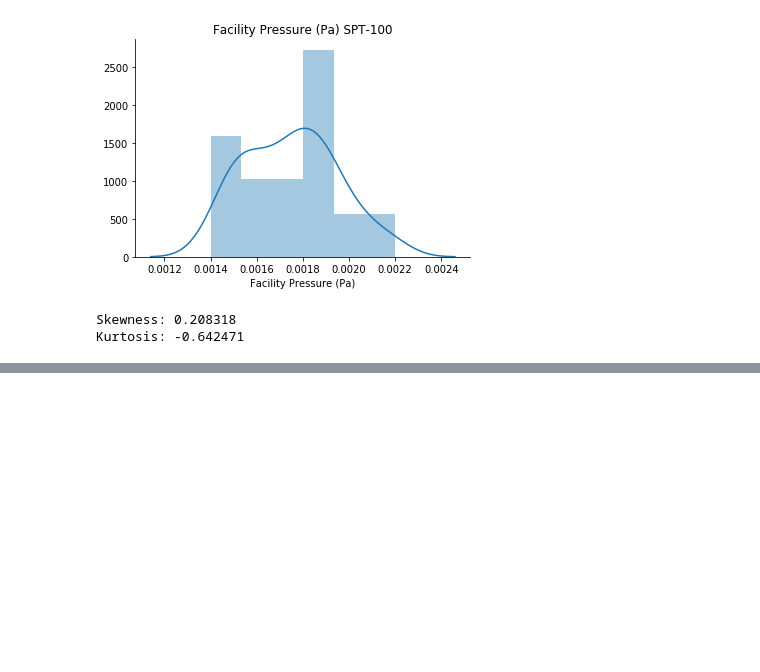
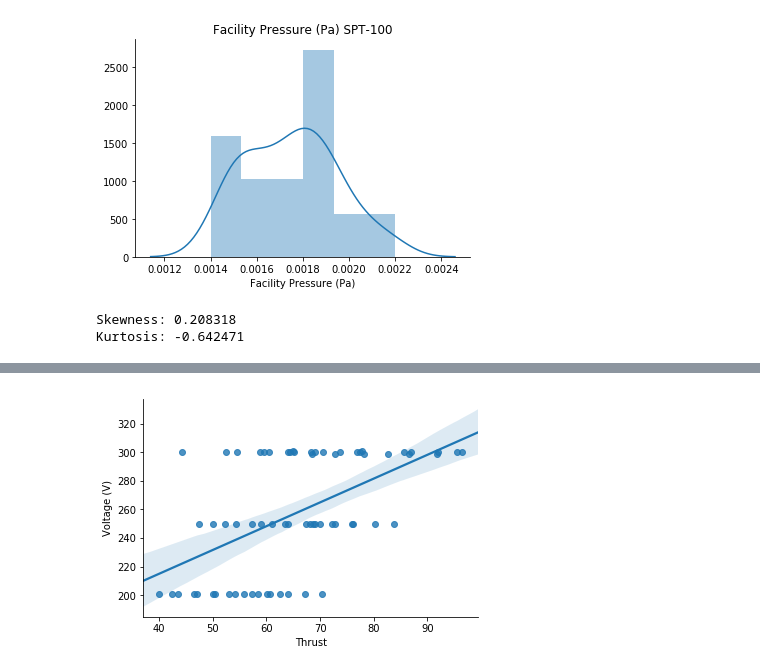
Before and after one commit to lamontano/Capstone2_PsycheNasaProject, a Jupyter notebook: Capstone2/src/Anomaly_Detection_SPT100.ipynb, the cells around one changed output, grey strips where cells are left out. Saved outputs shown, nothing was run; the diff lists cells and outputs as text; code cells hidden in the pictures; blank space fills up the shorter version.

```diff
--- a/Capstone2/src/Anomaly_Detection_SPT100.ipynb
+++ b/Capstone2/src/Anomaly_Detection_SPT100.ipynb
@@ -550,0 +561,5 @@ plt.show();
+# %%
+sns.regplot(x="Thrust", y="Voltage (V)", data=data)
+sns.despine();
+# %% [output]
+[figure, added]
```
Also changed, not shown: parts of 20 cells of this notebook.
